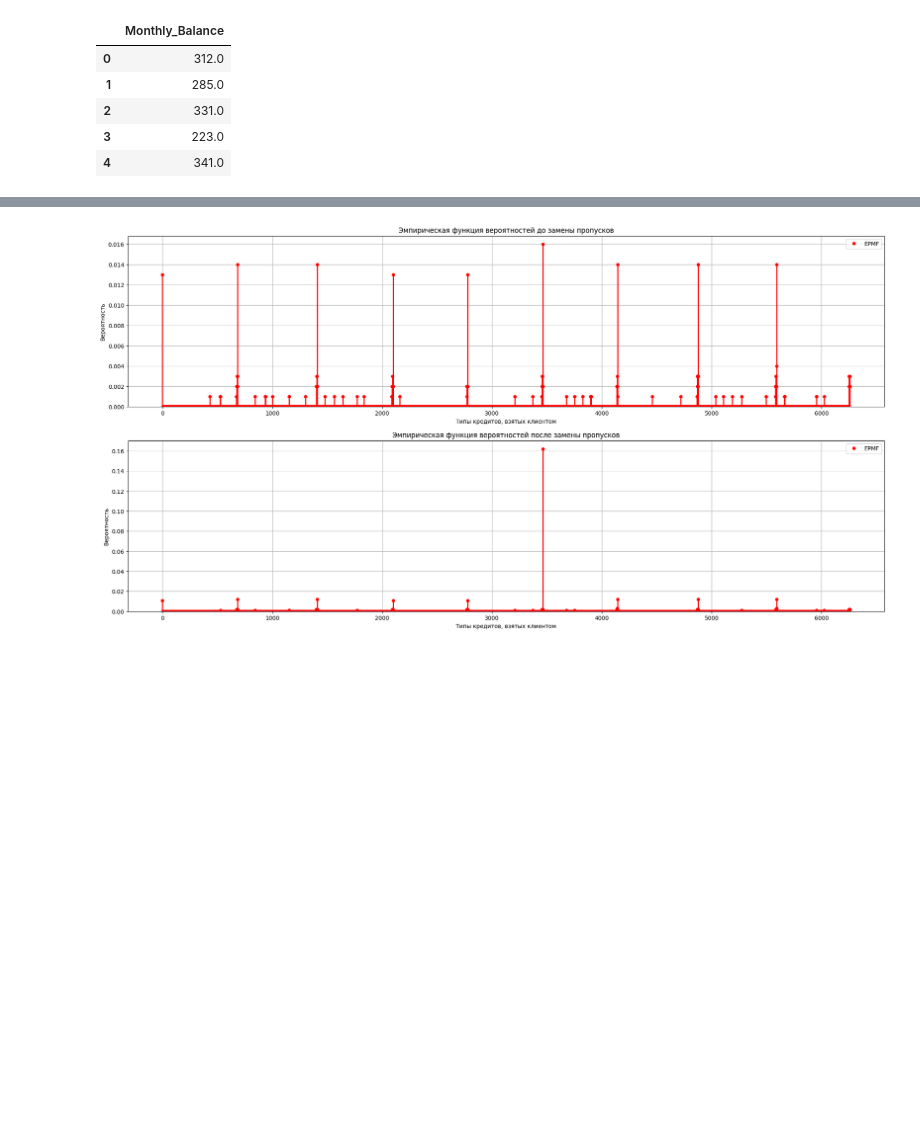
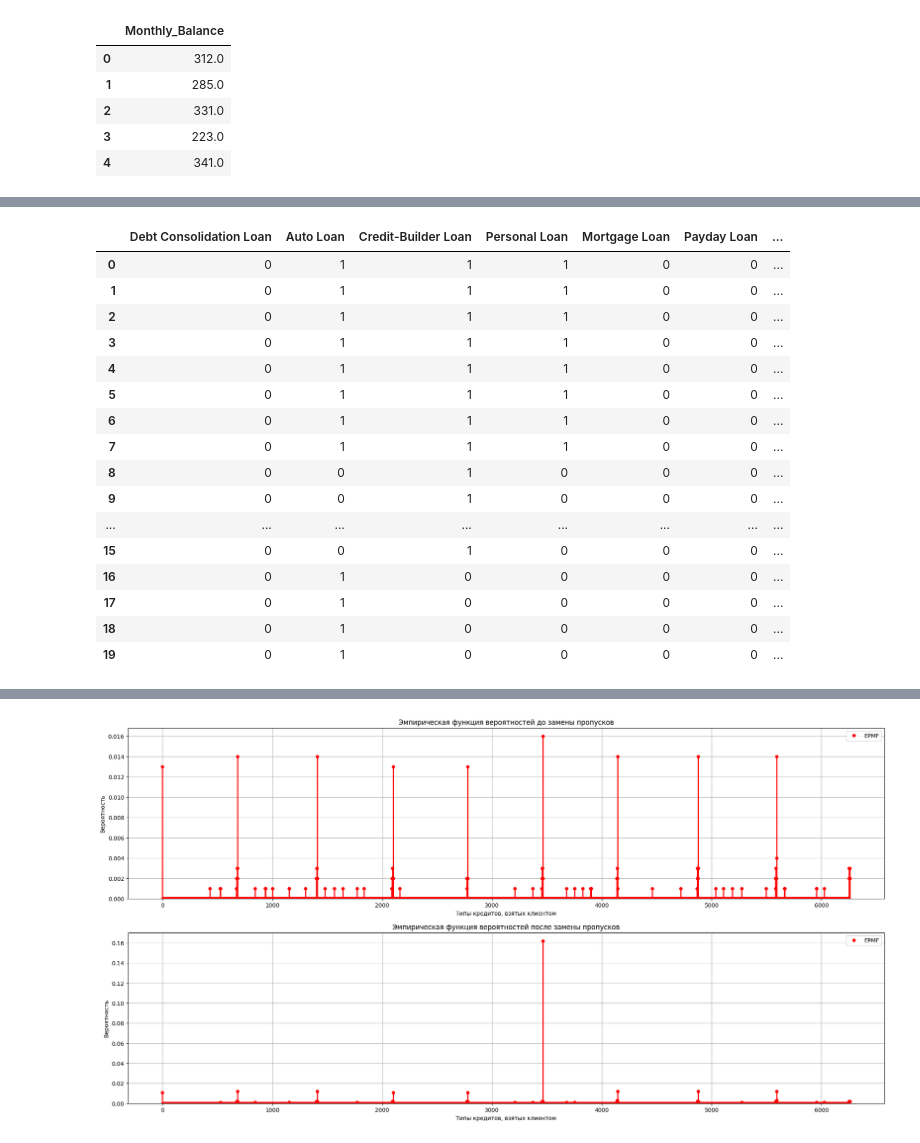
Before and after one commit to Ghukii/TMP-4sem-, a Jupyter notebook: Задание_6/Задание_6_13.ipynb, the cells around one changed output, grey strips where cells are left out. Saved outputs shown, nothing was run; the diff lists cells and outputs as text; code cells hidden in the pictures; blank space fills up the shorter version.

```diff
--- a/Задание_6/Задание_6_13.ipynb
+++ b/Задание_6/Задание_6_13.ipynb
@@ -527,0 +713,4 @@ ToL_na.fillna(mode, inplace=True)
+# %%
+df['Type_of_Loan'] = df['Type_of_Loan'].dropna().apply(lambda x: x.replace(', and ', ', ').split(', '))
+print(df['Type_of_Loan'][18])
+df[['Type_of_Loan']].head(20)
@@ -527,0 +736,12 @@ ToL_na.fillna(mode, inplace=True)
+# %%
+ToL_droped = df['Type_of_Loan'].dropna().tolist()
+types_uniq = set()
+types_lens = list()
+
+for i in ToL_droped:
+    for j in i:
+        types_uniq.add(j)
+    types_lens.append(len(i))
+
+types_uniq = list(types_uniq)
+types_uniq, types_lens[:10]
@@ -527,0 +763,3 @@ ToL_na.fillna(mode, inplace=True)
+# %%
+types = pd.DataFrame(0, index=range(len(ToL_droped)), columns=types_uniq)
+types
@@ -528 +780,24 @@ ToL_na.fillna(mode, inplace=True)
+# %%
+for i in range(len(ToL_droped)):
+    for j in ToL_droped[i]:
+        types.loc[i, j] = 1
+types.head(20)
+# %% [output]
+|  | Debt Consolidation Loan | Auto Loan | Credit-Builder Loan | Personal Loan | Mortgage Loan | Payday Loan | ... |
+| 0 | 0 | 1 | 1 | 1 | 0 | 0 | ... |
+| 1 | 0 | 1 | 1 | 1 | 0 | 0 | ... |
+| 2 | 0 | 1 | 1 | 1 | 0 | 0 | ... |
+| 3 | 0 | 1 | 1 | 1 | 0 | 0 | ... |
+| 4 | 0 | 1 | 1 | 1 | 0 | 0 | ... |
+| 5 | 0 | 1 | 1 | 1 | 0 | 0 | ... |
+| 6 | 0 | 1 | 1 | 1 | 0 | 0 | ... |
+| 7 | 0 | 1 | 1 | 1 | 0 | 0 | ... |
+| 8 | 0 | 0 | 1 | 0 | 0 | 0 | ... |
+| 9 | 0 | 0 | 1 | 0 | 0 | 0 | ... |
+| ... | ... | ... | ... | ... | ... | ... | ... |
+| 15 | 0 | 0 | 1 | 0 | 0 | 0 | ... |
+| 16 | 0 | 1 | 0 | 0 | 0 | 0 | ... |
+| 17 | 0 | 1 | 0 | 0 | 0 | 0 | ... |
+| 18 | 0 | 1 | 0 | 0 | 0 | 0 | ... |
+| 19 | 0 | 1 | 0 | 0 | 0 | 0 | ... |
 # %%
```
Also changed, not shown: parts of 43 cells of this notebook.
